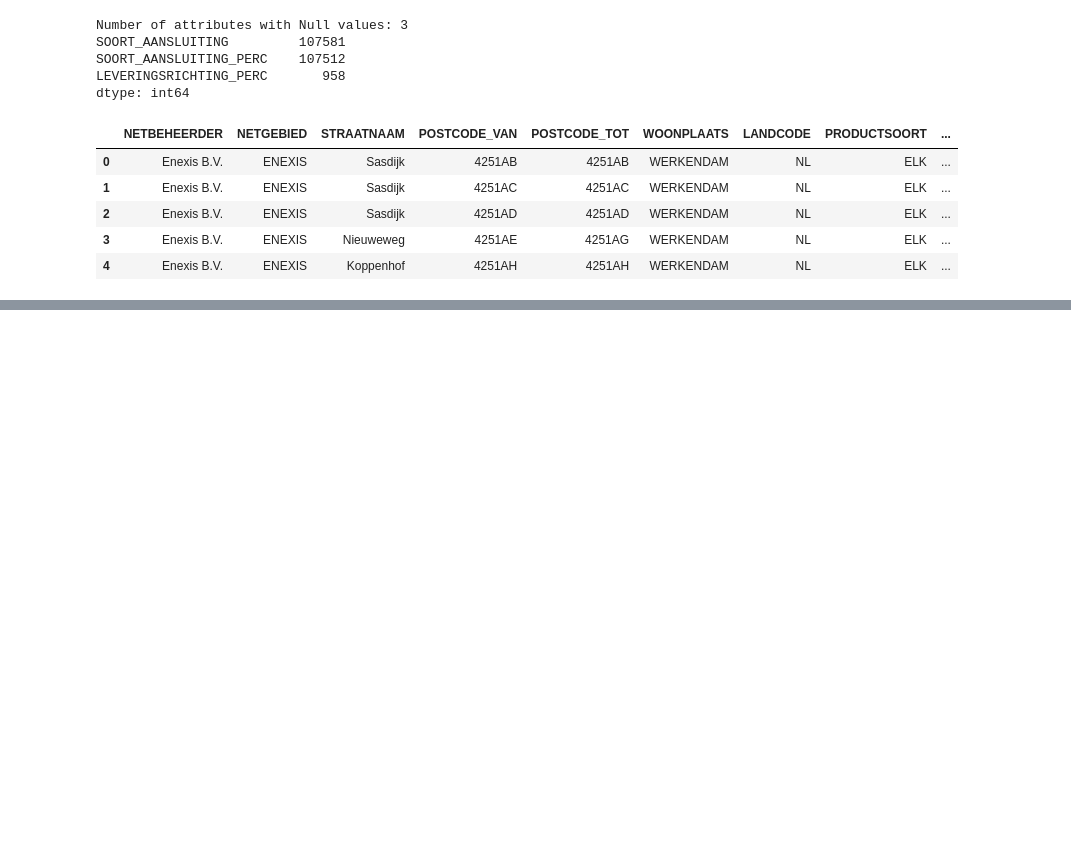
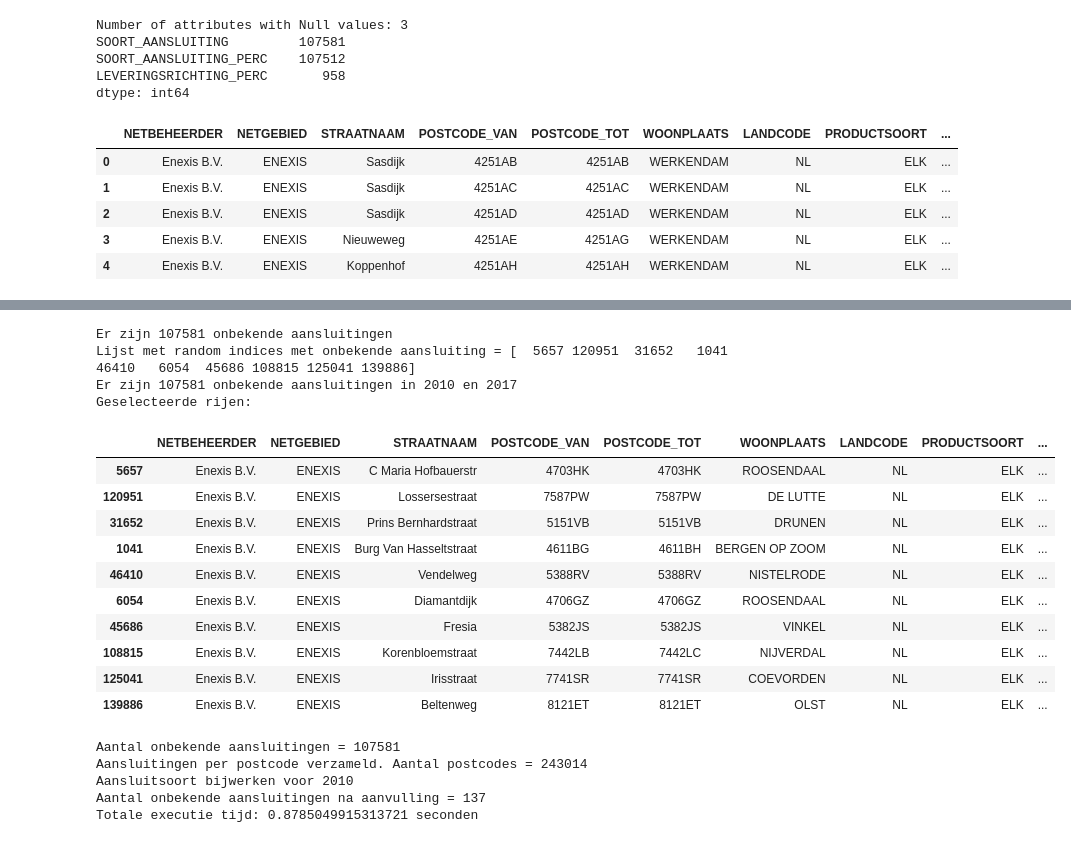
Before and after one commit to processminery/jads_enexis, a Jupyter notebook: notebooks/Enexis Kleinverbruikgegevens dataset.ipynb, the cells around one changed output, grey strips where cells are left out. Saved outputs shown, nothing was run; the diff lists cells and outputs as text; code cells hidden in the pictures; blank space fills up the shorter version.

Commit message:
Onbekende aansluitsoort in 2010 en 2017 weggewerkt

```diff
--- a/notebooks/Enexis Kleinverbruikgegevens dataset.ipynb
+++ b/notebooks/Enexis Kleinverbruikgegevens dataset.ipynb
@@ -100,0 +165,78 @@ df.head()
+# %%
+# Maak test set met random onbekende aansluitingen in 2010
+df_unknown = df[df.SOORT_AANSLUITING == "Onbekend"]
+count = df_unknown.shape[0]
+print (f"Er zijn {count} onbekende aansluitingen")
+
+# Maak een sample set met 10 rijen met onbekende aansluiting
+random_index_list = df_unknown.sample(n=10).index.values
+print (f"Lijst met random indices met onbekende aansluiting = {random_index_list}")
+
+# check aanname dat de onbekende aansluitingen alleen in 2010 zitten
+df_unknown = df[(df.SOORT_AANSLUITING == "Onbekend") & ((df.JAAR == 2010) | (df.JAAR == 2017))]
+re_count = df_unknown.shape[0]
+print (f"Er zijn {count} onbekende aansluitingen in 2010 en 2017")
+assert(count == re_count)
+
+# cross check tegen dataframe
+print ("Geselecteerde rijen:")
+df.loc[random_index_list]
+# %% [output]
+Er zijn 107581 onbekende aansluitingen
+Lijst met random indices met onbekende aansluiting = [  5657 120951  31652   1041  46410   6054  45686 108815 125041 139886]
+Er zijn 107581 onbekende aansluitingen in 2010 en 2017
+Geselecteerde rijen:
+|  | NETBEHEERDER | NETGEBIED | STRAATNAAM | POSTCODE_VAN | POSTCODE_TOT | WOONPLAATS | LANDCODE | PRODUCTSOORT | ... |
+| 5657 | Enexis B.V. | ENEXIS | C Maria Hofbauerstr | 4703HK | 4703HK | ROOSENDAAL | NL | ELK | ... |
+| 120951 | Enexis B.V. | ENEXIS | Lossersestraat | 7587PW | 7587PW | DE LUTTE | NL | ELK | ... |
+| 31652 | Enexis B.V. | ENEXIS | Prins Bernhardstraat | 5151VB | 5151VB | DRUNEN | NL | ELK | ... |
+| 1041 | Enexis B.V. | ENEXIS | Burg Van Hasseltstraat | 4611BG | 4611BH | BERGEN OP ZOOM | NL | ELK | ... |
+| 46410 | Enexis B.V. | ENEXIS | Vendelweg | 5388RV | 5388RV | NISTELRODE | NL | ELK | ... |
+| 6054 | Enexis B.V. | ENEXIS | Diamantdijk | 4706GZ | 4706GZ | ROOSENDAAL | NL | ELK | ... |
+| 45686 | Enexis B.V. | ENEXIS | Fresia | 5382JS | 5382JS | VINKEL | NL | ELK | ... |
+| 108815 | Enexis B.V. | ENEXIS | Korenbloemstraat | 7442LB | 7442LC | NIJVERDAL | NL | ELK | ... |
+| 125041 | Enexis B.V. | ENEXIS | Irisstraat | 7741SR | 7741SR | COEVORDEN | NL | ELK | ... |
+| 139886 | Enexis B.V. | ENEXIS | Beltenweg | 8121ET | 8121ET | OLST | NL | ELK | ... |
+# %%
+import time
+
+df = df.astype({'SOORT_AANSLUITING':'str'})
+
+start = time.time()
+# Onbekende aansluitingsoort in 2010 gaan we proberen aan te vullen door de postcode op te zoeken in latere jaren
+row_count = df[df['SOORT_AANSLUITING'] == "Onbekend"].shape[0]
+print (f"Aantal onbekende aansluitingen = {row_count}")
+
+# Voeg postcode toe met soort aansluiting aan de dictionary die we later gebruiken om de onbekende aansluitingen bij te werken
+postcode_aansluiting = {}
+def maak_dictionary(postcode, aansluiting):
+    global postcode_aansluiting
+    if not postcode in postcode_aansluiting:
+        postcode_aansluiting[postcode] = aansluiting
+
+# Verzamel eerst alle data die we hebben per postcode en soort aansluiting in een dictionary
+df_partial = df[df.JAAR > 2010]
+np.vectorize(maak_dictionary)(df_partial.POSTCODE_VAN, df_partial.SOORT_AANSLUITING)
+
+print (f"Aansluitingen per postcode verzameld. Aantal postcodes = {len(postcode_aansluiting)}")
+
+# Poging 2. Gebruik vectorization.
+print ("Aansluitsoort bijwerken voor 2010")
+def werk_soort_aansluiting_bij(postcode):
+    if postcode in postcode_aansluiting:
+        return postcode_aansluiting[postcode]
+    return "Onbekend"
+df.loc[(df.JAAR == 2010) | (df.JAAR == 2017), 'SOORT_AANSLUITING'] = np.vectorize(werk_soort_aansluiting_bij)(df[(df.JAAR == 2010) | (df.JAAR == 2017)].POSTCODE_VAN)
+
+# wat hebben overgehouden?
+row_count = df[df['SOORT_AANSLUITING'] == "Onbekend"].shape[0]
+print (f"Aantal onbekende aansluitingen na aanvulling = {row_count}")
+
+end = time.time()
+print (f"Totale executie tijd: {end - start} seconden")
+# %% [output]
+Aantal onbekende aansluitingen = 107581
+Aansluitingen per postcode verzameld. Aantal postcodes = 243014
+Aansluitsoort bijwerken voor 2010
+Aantal onbekende aansluitingen na aanvulling = 137
+Totale executie tijd: 0.8785049915313721 seconden
```
Also changed, not shown: parts of 20 cells of this notebook, 1 other file.
